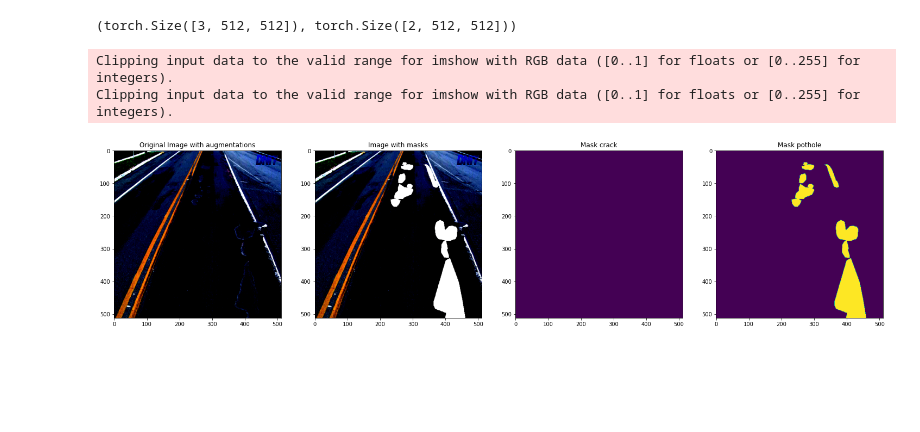
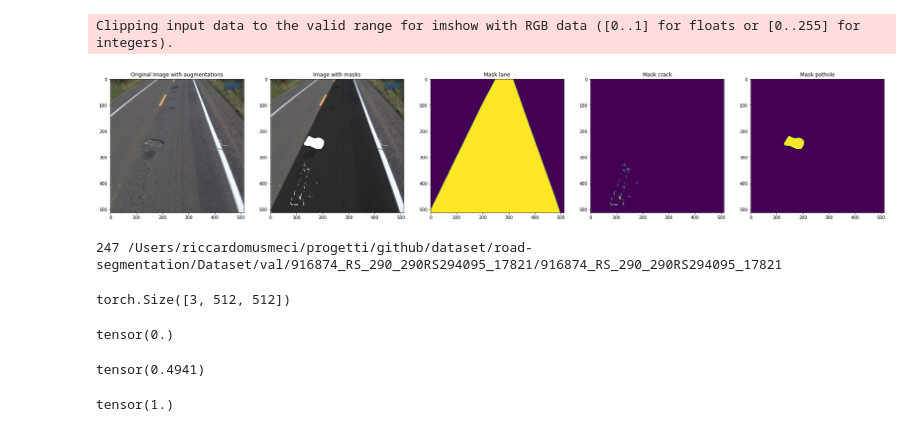
Before and after one commit to riccardomusmeci/tosem, a Jupyter notebook: notebooks/visualize_dataset.ipynb, the cells around one changed output. Saved outputs shown, nothing was run; the diff lists cells and outputs as text; code cells hidden in the pictures; blank space fills up the shorter version.

```diff
--- a/notebooks/visualize_dataset.ipynb
+++ b/notebooks/visualize_dataset.ipynb
@@ -10,34 +10,36 @@ from src.utils.utils import visualize
 from src.transform.transform import transform
 from src.dataset.road_dataset import RoadDataset
 # %%
-classes = ["crack", "pothole"]
+classes = ["lane", "crack", "pothole"]
 # %%
 dataset = RoadDataset(
     data_dir="/Users/riccardomusmeci/progetti/github/dataset/road-segmentation/Dataset",
     classes=classes,
     train=False,
-    transform=transform(train=False, height=512, width=512),
+    transform=transform(train=False, height=512, width=512, mean=[0, 0, 0], std=[1, 1, 1]),
 )
 # %%
+
 colors = [
     np.array([0, 0, 0], dtype='uint8'),
     np.array([255, 255, 255], dtype='uint8'),
+    np.array([127, 127, 127], dtype='uint8'),
 ]
 # %%
 
 image_idx = random.randint(0, len(dataset))
+image_idx = 247
 image, mask = dataset[image_idx]
 image.shape, mask.shape
+
+visualize(
+    image=np.array(image).transpose(1, 2, 0),
+    masks=np.array(mask).transpose(1, 2, 0),
+    classes=classes,
+    colors=colors
+)
+print(image_idx, dataset.images[image_idx])
 # %% [output]
-(torch.Size([3, 512, 512]), torch.Size([2, 512, 512]))
+Clipping input data to the valid range for imshow with RGB data ([0..1] for floats or [0..255] for integers).
+[figure, added]
+247 /Users/riccardomusmeci/progetti/github/dataset/road-segmentation/Dataset/val/916874_RS_290_290RS294095_17821/916874_RS_290_290RS294095_17821
-# %%
-visualize(
-    image=np.array(image).transpose(1, 2, 0),
-    masks=np.array(mask).transpose(1, 2, 0),
-    classes=["crack", "pothole"],
-    colors=colors
-)
-# %% [output]
-Clipping input data to the valid range for imshow with RGB data ([0..1] for floats or [0..255] for integers).
-Clipping input data to the valid range for imshow with RGB data ([0..1] for floats or [0..255] for integers).
-[figure, removed]
@@ -43,0 +49,4 @@ Clipping input data to the valid range for imshow with RGB data ([0..1] for floa
+# %%
+mask.shape
+# %% [output]
+torch.Size([3, 512, 512])
@@ -43,0 +55,4 @@ Clipping input data to the valid range for imshow with RGB data ([0..1] for floa
+# %%
+loss_fn(mask, mask)
+# %% [output]
+tensor(0.)
@@ -43,0 +61,4 @@ Clipping input data to the valid range for imshow with RGB data ([0..1] for floa
+# %%
+iou_fn(mask[1], mask[2])
+# %% [output]
+tensor(0.4941)
@@ -43,0 +68,8 @@ Clipping input data to the valid range for imshow with RGB data ([0..1] for floa
+# %%
+target = torch.randint(0, 2, (10, 25, 25))
+pred = torch.tensor(target)
+# pred[2:5, 7:13, 9:15] = 1 - pred[2:5, 7:13, 9:15]
+jaccard = JaccardIndex(num_classes=2)
+jaccard(pred, target)
+# %% [output]
+tensor(1.)
```
Also changed, not shown: parts of 7 cells of this notebook, 32 other files.
